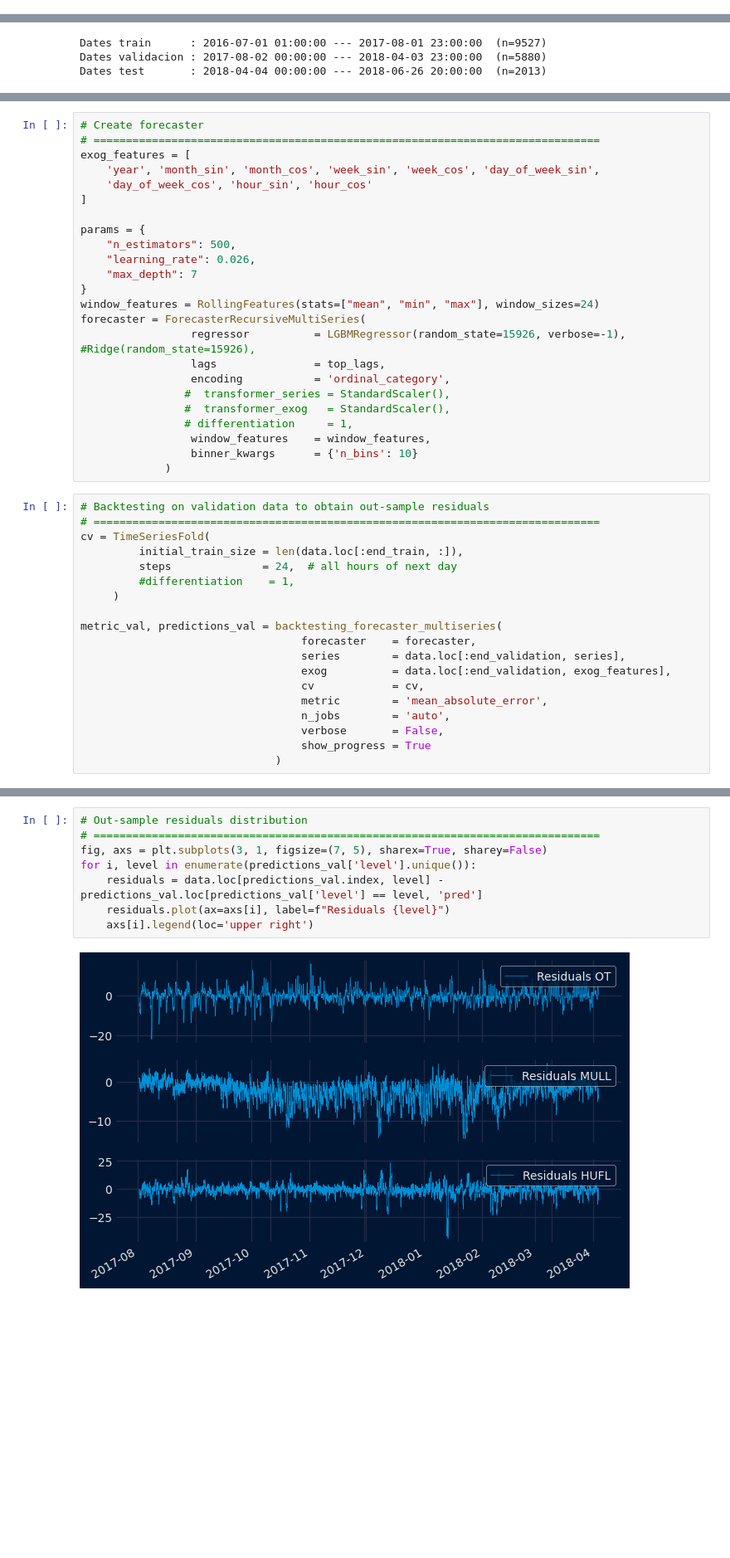
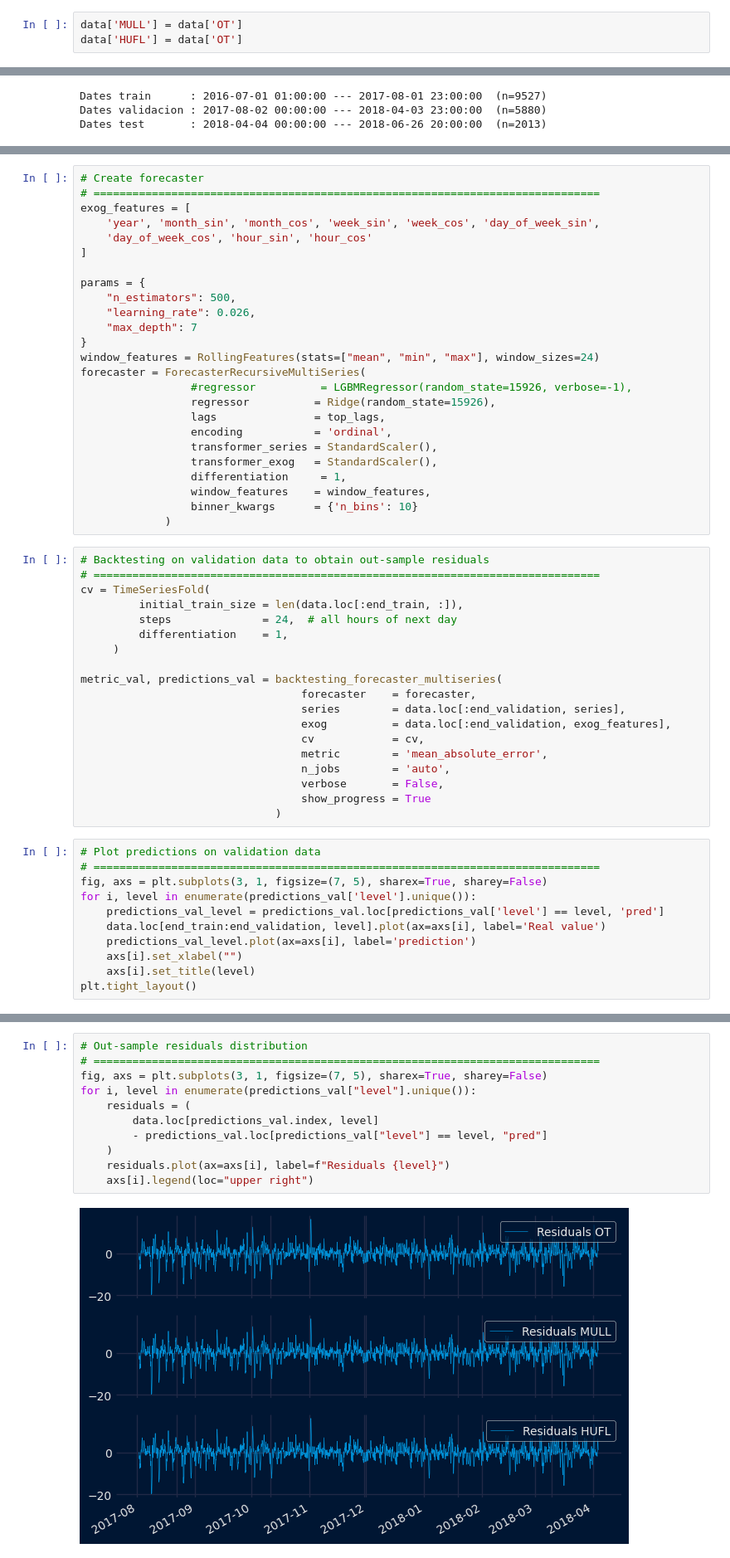
Before and after one commit to skforecast/skforecast, a Jupyter notebook: docs/user_guides/probabilistic-forecasting-global-models.ipynb, the cells around one changed output, grey strips where cells are left out. Shown at 83% size. Cells and saved outputs as stored; diff of their text form; blank space fills up the shorter version.

```diff
--- a/docs/user_guides/probabilistic-forecasting-global-models.ipynb
+++ b/docs/user_guides/probabilistic-forecasting-global-models.ipynb
@@ -84,6 +85,9 @@ for i, col in enumerate(series):
     axs[i].tick_params(axis='both', labelsize=8)
 # %% [output]
 [figure]
+# %%
+data['MULL'] = data['OT']
+data['HUFL'] = data['OT']
 # %%
 # Partial autocorrelation values and plots
 # ==============================================================================
@@ -173,12 +177,13 @@ params = {
 }
 window_features = RollingFeatures(stats=["mean", "min", "max"], window_sizes=24)
 forecaster = ForecasterRecursiveMultiSeries(
-                 regressor          = LGBMRegressor(random_state=15926, verbose=-1), #Ridge(random_state=15926),
+                 #regressor          = LGBMRegressor(random_state=15926, verbose=-1),
+                 regressor          = Ridge(random_state=15926),
                  lags               = top_lags,
-                 encoding           = 'ordinal_category',
-                #  transformer_series = StandardScaler(),
-                #  transformer_exog   = StandardScaler(),
-                # differentiation     = 1,
+                 encoding           = 'ordinal',
+                 transformer_series = StandardScaler(),
+                 transformer_exog   = StandardScaler(),
+                 differentiation     = 1,
                  window_features    = window_features,
                  binner_kwargs      = {'n_bins': 10}
              )
@@ -188,7 +193,7 @@ forecaster = ForecasterRecursiveMultiSeries(
 cv = TimeSeriesFold(
          initial_train_size = len(data.loc[:end_train, :]),
          steps              = 24,  # all hours of next day
-         #differentiation    = 1,
+         differentiation    = 1,
      )
 
 metric_val, predictions_val = backtesting_forecaster_multiseries(
@@ -201,3 +206,14 @@ metric_val, predictions_val = backtesting_forecaster_multiseries(
                                   verbose       = False,
                                   show_progress = True
                               )
+# %%
+# Plot predictions on validation data
+# ==============================================================================
+fig, axs = plt.subplots(3, 1, figsize=(7, 5), sharex=True, sharey=False)
+for i, level in enumerate(predictions_val['level'].unique()):
+    predictions_val_level = predictions_val.loc[predictions_val['level'] == level, 'pred']
+    data.loc[end_train:end_validation, level].plot(ax=axs[i], label='Real value')
+    predictions_val_level.plot(ax=axs[i], label='prediction')
+    axs[i].set_xlabel("")
+    axs[i].set_title(level)
+plt.tight_layout()
@@ -204,13 +222,16 @@ metric_val, predictions_val = backtesting_forecaster_multiseries(
 # %%
 # Out-sample residuals distribution
 # ==============================================================================
 fig, axs = plt.subplots(3, 1, figsize=(7, 5), sharex=True, sharey=False)
-for i, level in enumerate(predictions_val['level'].unique()):
-    residuals = data.loc[predictions_val.index, level] - predictions_val.loc[predictions_val['level'] == level, 'pred']
+for i, level in enumerate(predictions_val["level"].unique()):
+    residuals = (
+        data.loc[predictions_val.index, level]
+        - predictions_val.loc[predictions_val["level"] == level, "pred"]
+    )
     residuals.plot(ax=axs[i], label=f"Residuals {level}")
-    axs[i].legend(loc='upper right')
+    axs[i].legend(loc="upper right")
 # %% [output]
-[figure, old version]
+[figure, new version]
 # %%
 # Store out-sample residuals in the forecaster
 # ==============================================================================
```
Also changed, not shown: parts of 11 cells of this notebook.
